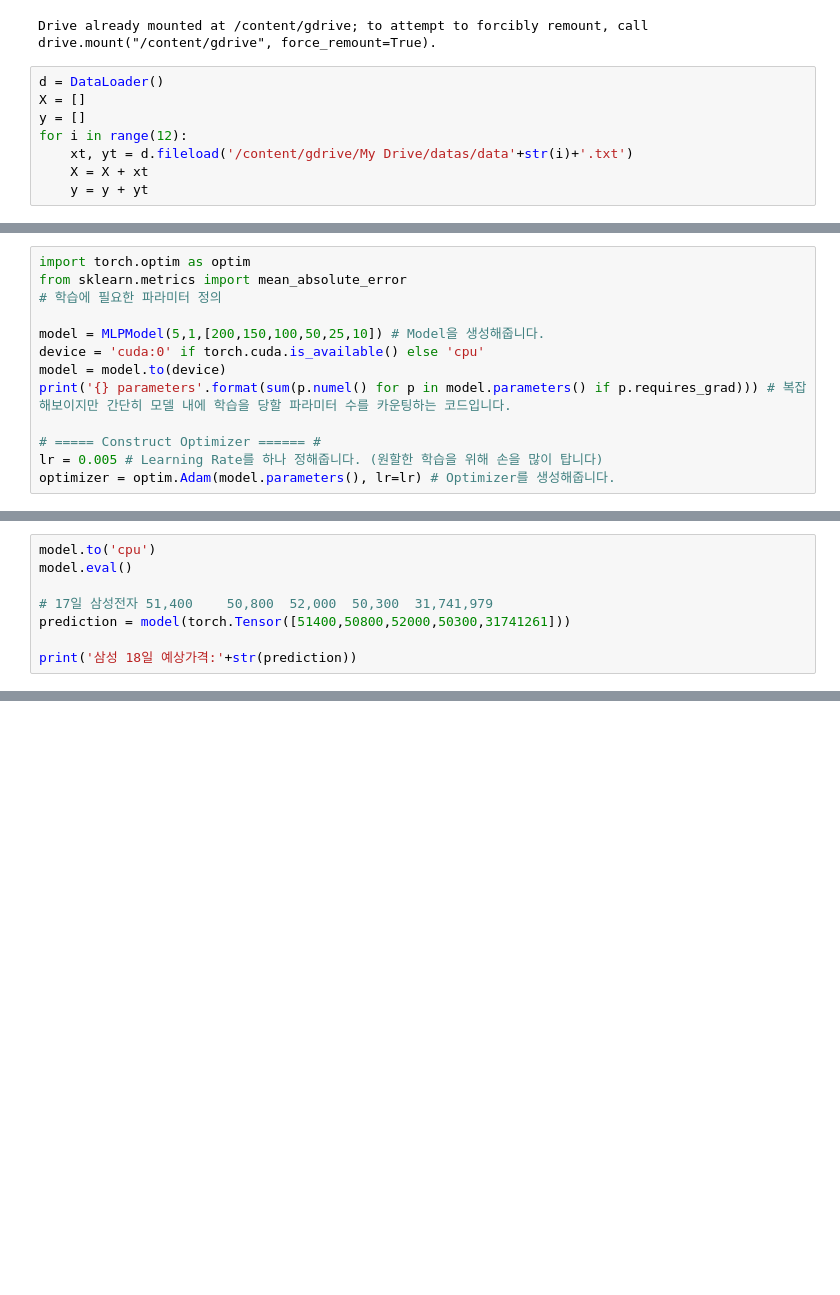
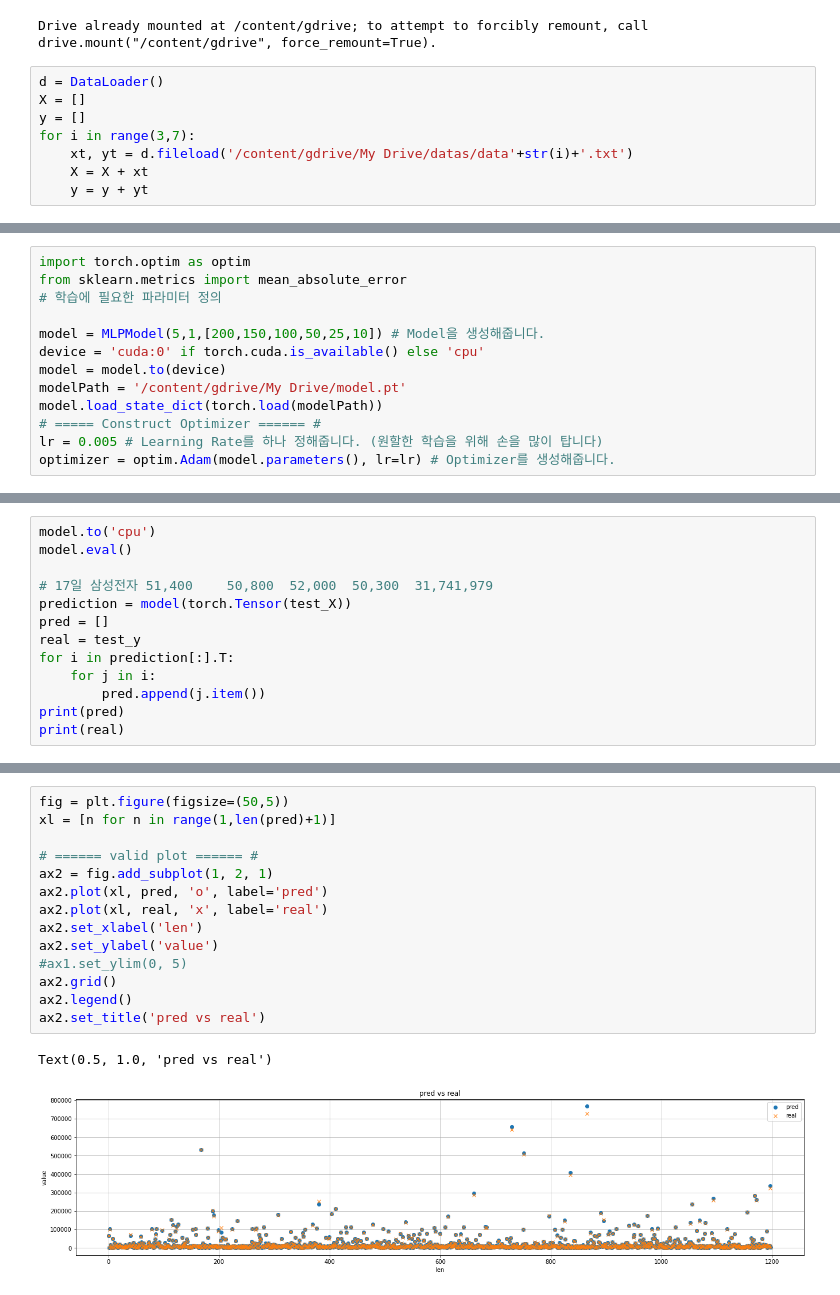
Before and after one commit to cjssla1/projectJucker, a Jupyter notebook: Code/김경중/regPractice.ipynb, the cells around one changed output, grey strips where cells are left out. Cells and saved outputs as stored; diff of their text form; blank space fills up the shorter version.

```diff
--- a/Code/김경중/regPractice.ipynb
+++ b/Code/김경중/regPractice.ipynb
@@ -206,7 +165,7 @@ Drive already mounted at /content/gdrive; to attempt to forcibly remount, call d
 d = DataLoader()
 X = []
 y = []
-for i in range(12):
+for i in range(3,7):
     xt, yt = d.fileload('/content/gdrive/My Drive/datas/data'+str(i)+'.txt')
     X = X + xt
     y = y + yt
@@ -242,8 +195,8 @@ from sklearn.metrics import mean_absolute_error
 model = MLPModel(5,1,[200,150,100,50,25,10]) # Model을 생성해줍니다.
 device = 'cuda:0' if torch.cuda.is_available() else 'cpu'
 model = model.to(device)
-print('{} parameters'.format(sum(p.numel() for p in model.parameters() if p.requires_grad))) # 복잡해보이지만 간단히 모델 내에 학습을 당할 파라미터 수를 카운팅하는 코드입니다.
-
+modelPath = '/content/gdrive/My Drive/model.pt'
+model.load_state_dict(torch.load(modelPath))
 # ===== Construct Optimizer ====== #
 lr = 0.005 # Learning Rate를 하나 정해줍니다. (원할한 학습을 위해 손을 많이 탑니다)
 optimizer = optim.Adam(model.parameters(), lr=lr) # Optimizer를 생성해줍니다.
@@ -277,7 +275,12 @@ model.to('cpu')
 model.eval()
 
 # 17일 삼성전자 51,400	50,800	52,000	50,300	31,741,979
-prediction = model(torch.Tensor([51400,50800,52000,50300,31741261]))
-
-print('삼성 18일 예상가격:'+str(prediction))
+prediction = model(torch.Tensor(test_X))
+pred = []
+real = test_y
+for i in prediction[:].T:
+    for j in i:
+        pred.append(j.item())
+print(pred)
+print(real)
 # %% [output]
@@ -288,0 +292,17 @@ torch.save(model.state_dict(), modelPath)
+# %%
+fig = plt.figure(figsize=(50,5))
+xl = [n for n in range(1,len(pred)+1)]
+
+# ====== valid plot ====== #
+ax2 = fig.add_subplot(1, 2, 1)
+ax2.plot(xl, pred, 'o', label='pred')
+ax2.plot(xl, real, 'x', label='real')
+ax2.set_xlabel('len')
+ax2.set_ylabel('value')
+#ax1.set_ylim(0, 5)
+ax2.grid()
+ax2.legend()
+ax2.set_title('pred vs real')
+# %% [output]
+Text(0.5, 1.0, 'pred vs real')
+[figure, added]
```
Also changed, not shown: parts of 12 cells of this notebook.
